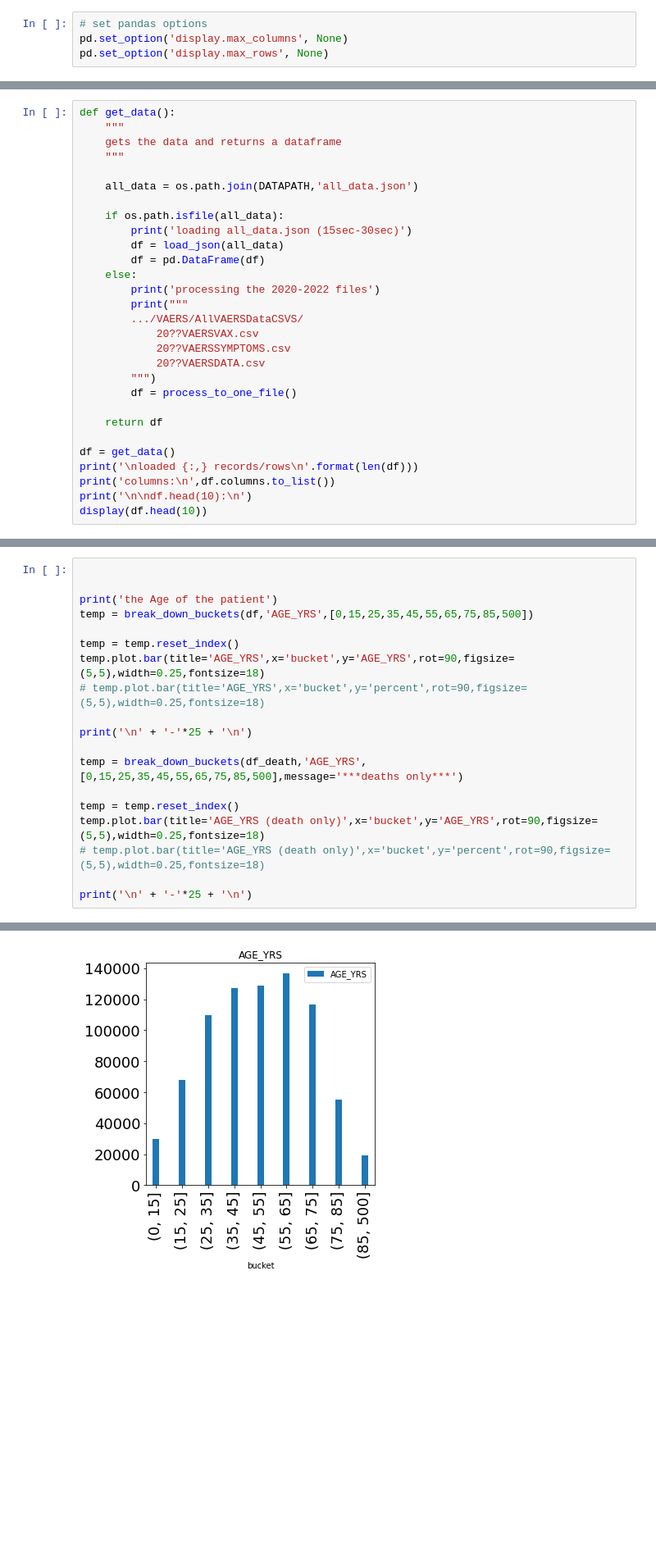
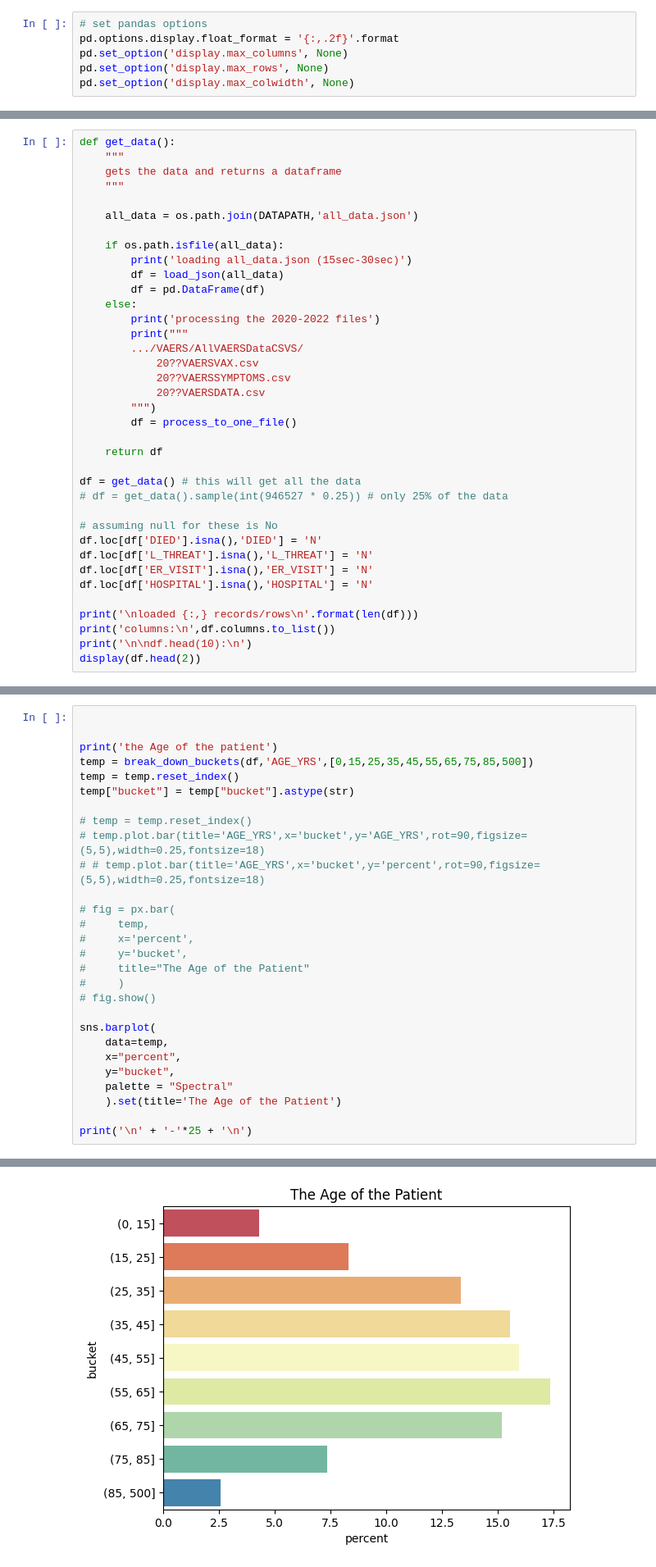
Before and after one commit to jgarza9788/VAERS, a Jupyter notebook: VAERS.IPYNB, the cells around one changed output, grey strips where cells are left out. Shown at 82% size. Cells and saved outputs as stored; diff of their text form; blank space fills up the shorter version.

```diff
--- a/VAERS.IPYNB
+++ b/VAERS.IPYNB
@@ -61,7 +66,9 @@ from matplotlib import pyplot as plt # we might used this one
 # %%
 # set pandas options
+pd.options.display.float_format = '{:,.2f}'.format
 pd.set_option('display.max_columns', None)
 pd.set_option('display.max_rows', None)
+pd.set_option('display.max_colwidth', None)
 # %% [markdown]
 ## directory variables
 
@@ -220,11 +232,19 @@ def get_data():
 
     return df
 
-df = get_data()
+df = get_data() # this will get all the data
+# df = get_data().sample(int(946527 * 0.25)) # only 25% of the data
+
+# assuming null for these is No
+df.loc[df['DIED'].isna(),'DIED'] = 'N'
+df.loc[df['L_THREAT'].isna(),'L_THREAT'] = 'N'
+df.loc[df['ER_VISIT'].isna(),'ER_VISIT'] = 'N'
+df.loc[df['HOSPITAL'].isna(),'HOSPITAL'] = 'N'
+
 print('\nloaded {:,} records/rows\n'.format(len(df)))
 print('columns:\n',df.columns.to_list())
 print('\n\ndf.head(10):\n')
-display(df.head(10))
+display(df.head(2))
 # %% [output]
 loading all_data.json (15sec-30sec)
 
@@ -505,20 +584,29 @@ break down of RECOVD
 
 print('the Age of the patient')
 temp = break_down_buckets(df,'AGE_YRS',[0,15,25,35,45,55,65,75,85,500])
+temp = temp.reset_index()
+temp["bucket"] = temp["bucket"].astype(str)
 
-temp = temp.reset_index()
-temp.plot.bar(title='AGE_YRS',x='bucket',y='AGE_YRS',rot=90,figsize=(5,5),width=0.25,fontsize=18)
-# temp.plot.bar(title='AGE_YRS',x='bucket',y='percent',rot=90,figsize=(5,5),width=0.25,fontsize=18)
+# temp = temp.reset_index()
+# temp.plot.bar(title='AGE_YRS',x='bucket',y='AGE_YRS',rot=90,figsize=(5,5),width=0.25,fontsize=18)
+# # temp.plot.bar(title='AGE_YRS',x='bucket',y='percent',rot=90,figsize=(5,5),width=0.25,fontsize=18)
+
+# fig = px.bar(
+#     temp,
+#     x='percent',
+#     y='bucket',
+#     title="The Age of the Patient"
+#     )
+# fig.show()
+
+sns.barplot(
+    data=temp,
+    x="percent",
+    y="bucket",
+    palette = "Spectral"
+    ).set(title='The Age of the Patient')
 
 print('\n' + '-'*25 + '\n')
-
-temp = break_down_buckets(df_death,'AGE_YRS',[0,15,25,35,45,55,65,75,85,500],message='***deaths only***')
-
-temp = temp.reset_index()
-temp.plot.bar(title='AGE_YRS (death only)',x='bucket',y='AGE_YRS',rot=90,figsize=(5,5),width=0.25,fontsize=18)
-# temp.plot.bar(title='AGE_YRS (death only)',x='bucket',y='percent',rot=90,figsize=(5,5),width=0.25,fontsize=18)
-
-print('\n' + '-'*25 + '\n')
 # %% [output]
 the Age of the patient
 
@@ -555 +627 @@ buckets:  [0, 15, 25, 35, 45, 55, 65, 75, 85, 500]
-[figure, old version]
+[figure, new version]
```
Also changed, not shown: parts of 27 cells of this notebook, 2 other files.
